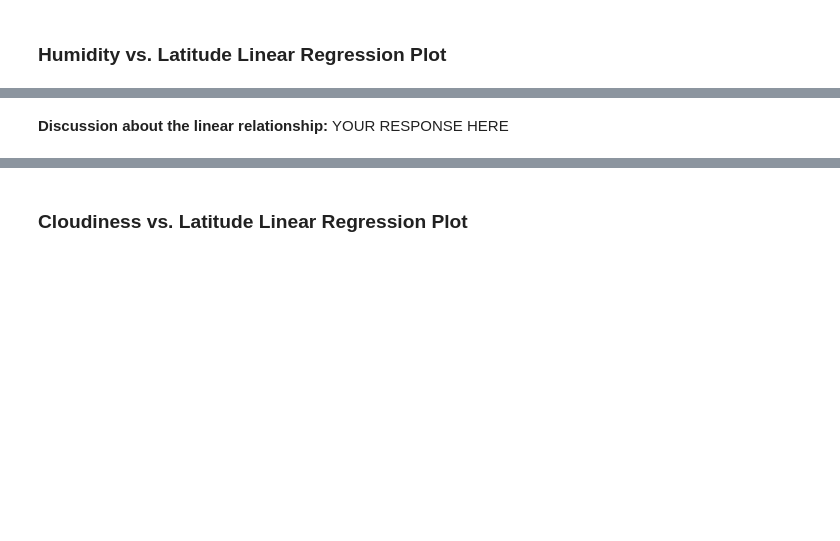
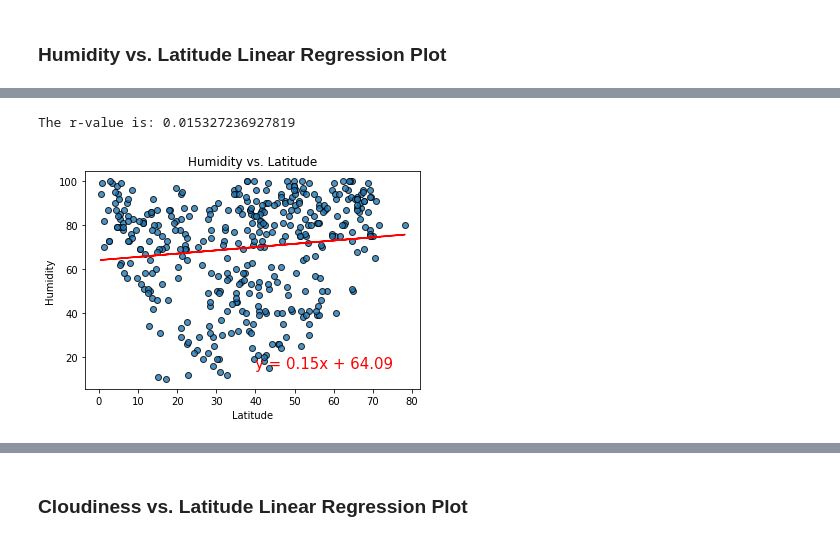
Before and after one commit to jjc55/python-api-challenge, a Jupyter notebook: Starter_Code/starter_code/WeatherPy.ipynb, the cells around one changed output, grey strips where cells are left out. Drawn from its saved outputs; the diff is of its cells as text; code cells hidden in the pictures; blank space fills up the shorter version.

```diff
--- a/Starter_Code/starter_code/WeatherPy.ipynb
+++ b/Starter_Code/starter_code/WeatherPy.ipynb
@@ -377,2 +365,9 @@ The r-value is: 0.0002808747046324607
-# %% [markdown]
-**Discussion about the linear relationship:** YOUR RESPONSE HERE
+# %%
+# Northern Hemisphere
+x_values = northern_hemi_df["Lat"]
+y_values = northern_hemi_df["Humidity"]
+make_scatter_plot(x_values, y_values, "Latitude", "Humidity", "Humidity vs. Latitude", ".northern_humidvlat.png", (40, 15))
+plt.show()
+# %% [output]
+The r-value is: 0.015327236927819
+[figure, added]
```
Also changed, not shown: parts of 33 cells of this notebook, 11 other files.
